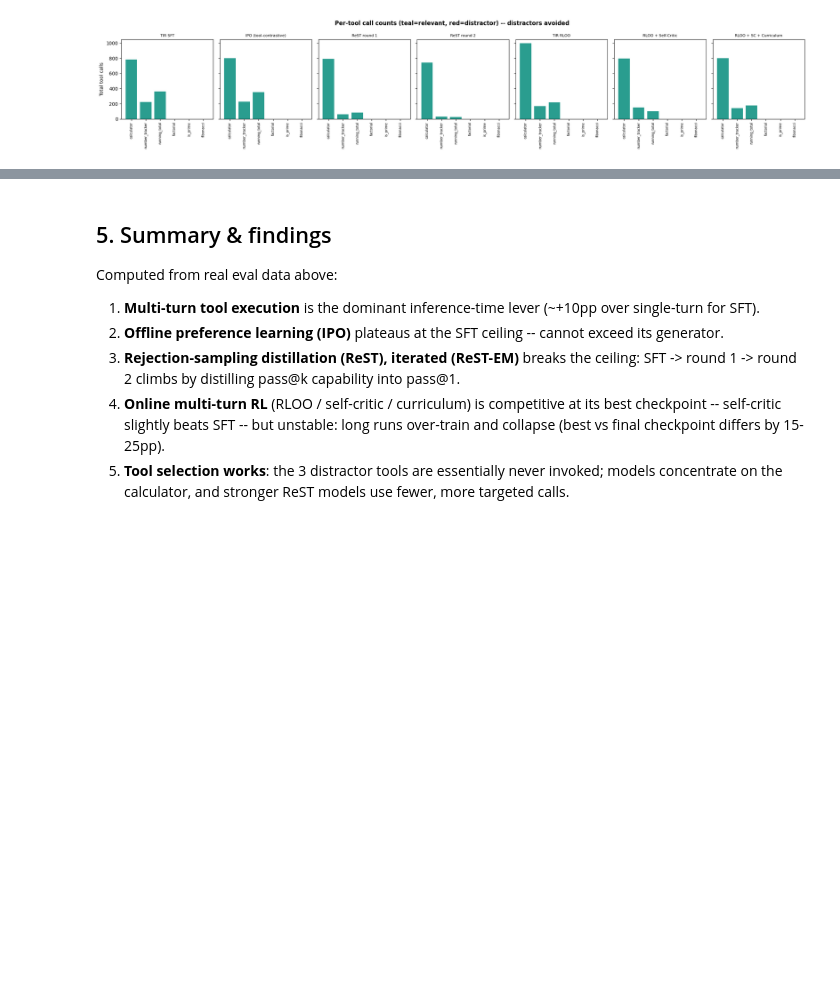
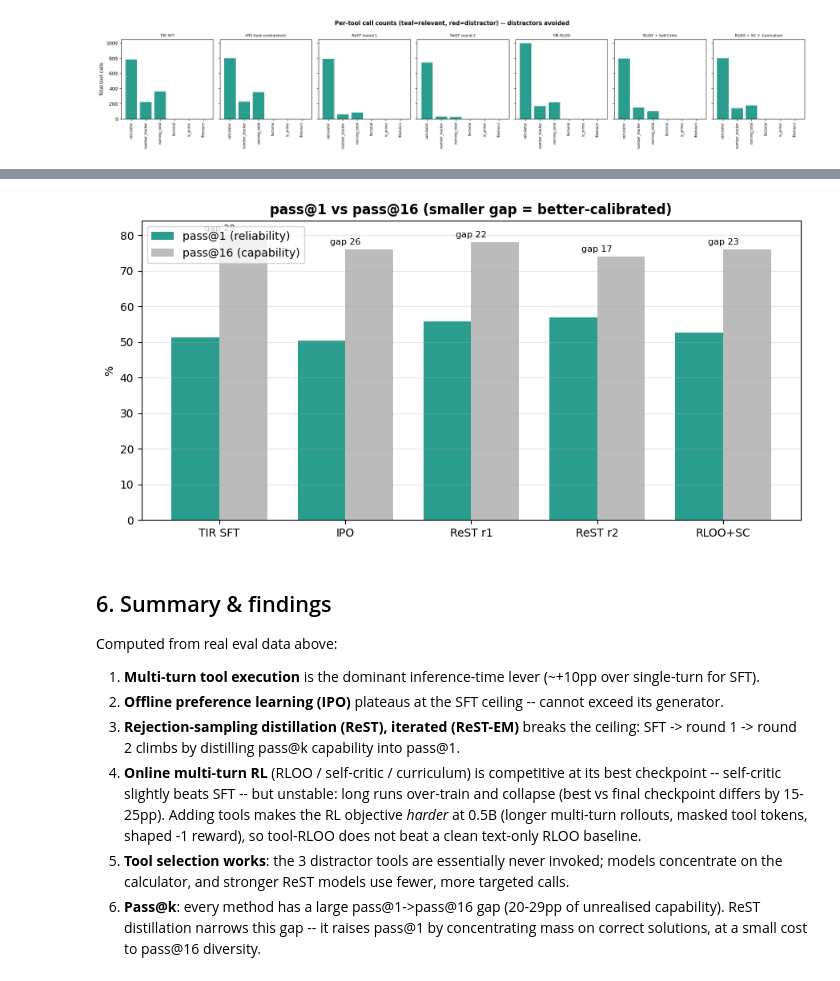
Before and after one commit to Frankdag20/224r-final-project-spr26, a Jupyter notebook: evaluation/results_consolidation/results_consolidation.ipynb, the cells around one changed output, grey strips where cells are left out. Drawn from its saved outputs; the diff is of its cells as text; code cells hidden in the pictures; blank space fills up the shorter version.

```diff
--- a/evaluation/results_consolidation/results_consolidation.ipynb
+++ b/evaluation/results_consolidation/results_consolidation.ipynb
@@ -203,10 +251,30 @@ plt.tight_layout(); plt.savefig(f'{FIG_DIR}/per_tool.png',dpi=150,bbox_inches='t
+# %%
+# pass@1 vs pass@16 gap: how much latent capability is unrealised
+gnames=[]; g1=[]; g16=[]
+for name,f in [('TIR SFT','tir_sft_eval_multiturn.json'),('IPO','ipo_v3_eval_multiturn.json'),
+               ('ReST r1','rest_v3_eval_multiturn.json'),('ReST r2','rest_v4_eval_multiturn.json'),
+               ('RLOO+SC',RL_FILES['RL_SC'])]:
+    pk=passk(f)
+    if pk: gnames.append(name); g1.append(pk[1]); g16.append(pk[16])
+x=np.arange(len(gnames)); w=0.38
+fig,ax=plt.subplots(figsize=(9,4.5))
+ax.bar(x-w/2,g1,w,label='pass@1 (reliability)',color=TEAL)
+ax.bar(x+w/2,g16,w,label='pass@16 (capability)',color='#bbbbbb')
+for i in range(len(gnames)):
+    ax.annotate(f'gap {g16[i]-g1[i]:.0f}',xy=(x[i],g16[i]),xytext=(0,4),textcoords='offset points',ha='center',fontsize=8)
+ax.set_xticks(x); ax.set_xticklabels(gnames); ax.set_ylabel('%'); ax.legend()
+ax.set_title('pass@1 vs pass@16 (smaller gap = better-calibrated)',fontweight='bold'); ax.grid(axis='y',alpha=0.3)
+plt.tight_layout(); plt.savefig(f'{FIG_DIR}/passk_gap.png',dpi=150,bbox_inches='tight'); plt.show()
+# %% [output]
+[figure, added]
 # %% [markdown]
-## 5. Summary & findings
+## 6. Summary & findings
 
 Computed from real eval data above:
 
 1. **Multi-turn tool execution** is the dominant inference-time lever (~+10pp over single-turn for SFT).
 2. **Offline preference learning (IPO)** plateaus at the SFT ceiling -- cannot exceed its generator.
 3. **Rejection-sampling distillation (ReST), iterated (ReST-EM)** breaks the ceiling: SFT -> round 1 -> round 2 climbs by distilling pass@k capability into pass@1.
-4. **Online multi-turn RL** (RLOO / self-critic / curriculum) is competitive at its best checkpoint -- self-critic slightly beats SFT -- but unstable: long runs over-train and collapse (best vs final checkpoint differs by 15-25pp).
+4. **Online multi-turn RL** (RLOO / self-critic / curriculum) is competitive at its best checkpoint -- self-critic slightly beats SFT -- but unstable: long runs over-train and collapse (best vs final checkpoint differs by 15-25pp). Adding tools makes the RL objective *harder* at 0.5B (longer multi-turn rollouts, masked tool tokens, shaped -1 reward), so tool-RLOO does not beat a clean text-only RLOO baseline.
 5. **Tool selection works**: the 3 distractor tools are essentially never invoked; models concentrate on the calculator, and stronger ReST models use fewer, more targeted calls.
+6. **Pass@k**: every method has a large pass@1->pass@16 gap (20-29pp of unrealised capability). ReST distillation narrows this gap -- it raises pass@1 by concentrating mass on correct solutions, at a small cost to pass@16 diversity.
```
Also changed, not shown: parts of 3 cells of this notebook, 4 other files.
